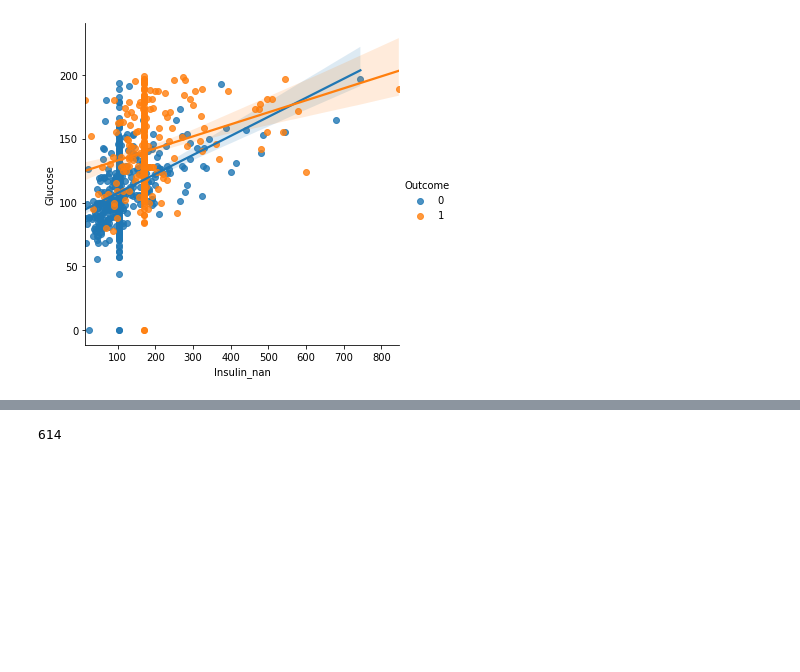
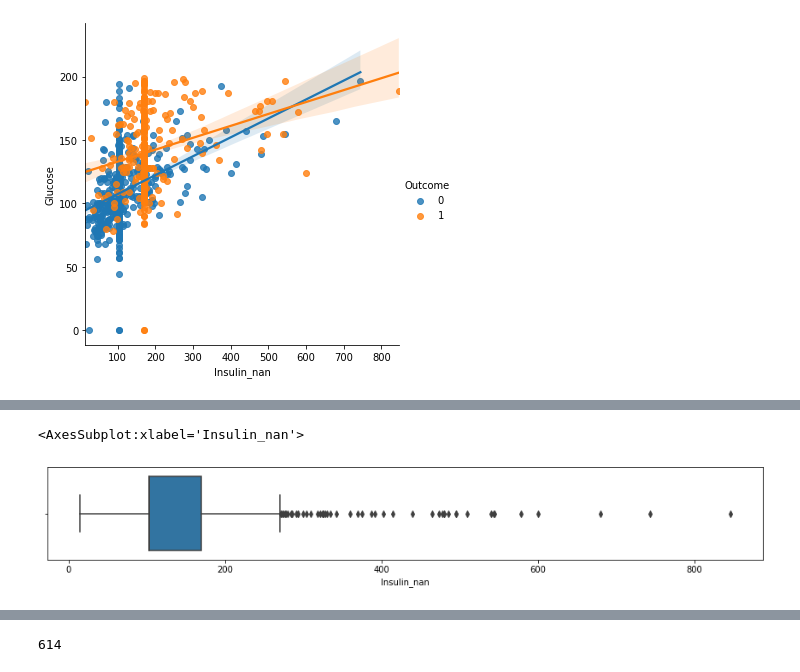
Before and after one commit to renine94/TIL, a Jupyter notebook: BoostCourse/프로젝트로 배우는 Data Science/03_탐색한 데이터로 모델성능 개선/모델성능 개선하기.ipynb, the cells around one changed output, grey strips where cells are left out. Cells and saved outputs as stored; diff of their text form; code cells hidden in the pictures; blank space fills up the shorter version.

```diff
--- a/BoostCourse/프로젝트로 배우는 Data Science/03_탐색한 데이터로 모델성능 개선/모델성능 개선하기.ipynb
+++ b/BoostCourse/프로젝트로 배우는 Data Science/03_탐색한 데이터로 모델성능 개선/모델성능 개선하기.ipynb
@@ -216,0 +202,3 @@ Name: Glucose, Length: 768, dtype: bool
+# %%
+df['low_glu_insulin'] = (df['Glucose'] < 100) & (df['Insulin_nan'] <= 102.5)
+df.head()
@@ -216,0 +231,6 @@ Name: Glucose, Length: 768, dtype: bool
+# %%
+plt.figure(figsize = (15, 2))
+sns.boxplot(df['Insulin_nan'])
+# %% [output]
+<AxesSubplot:xlabel='Insulin_nan'>
+[figure, added]
```
Also changed, not shown: parts of 45 cells of this notebook.
